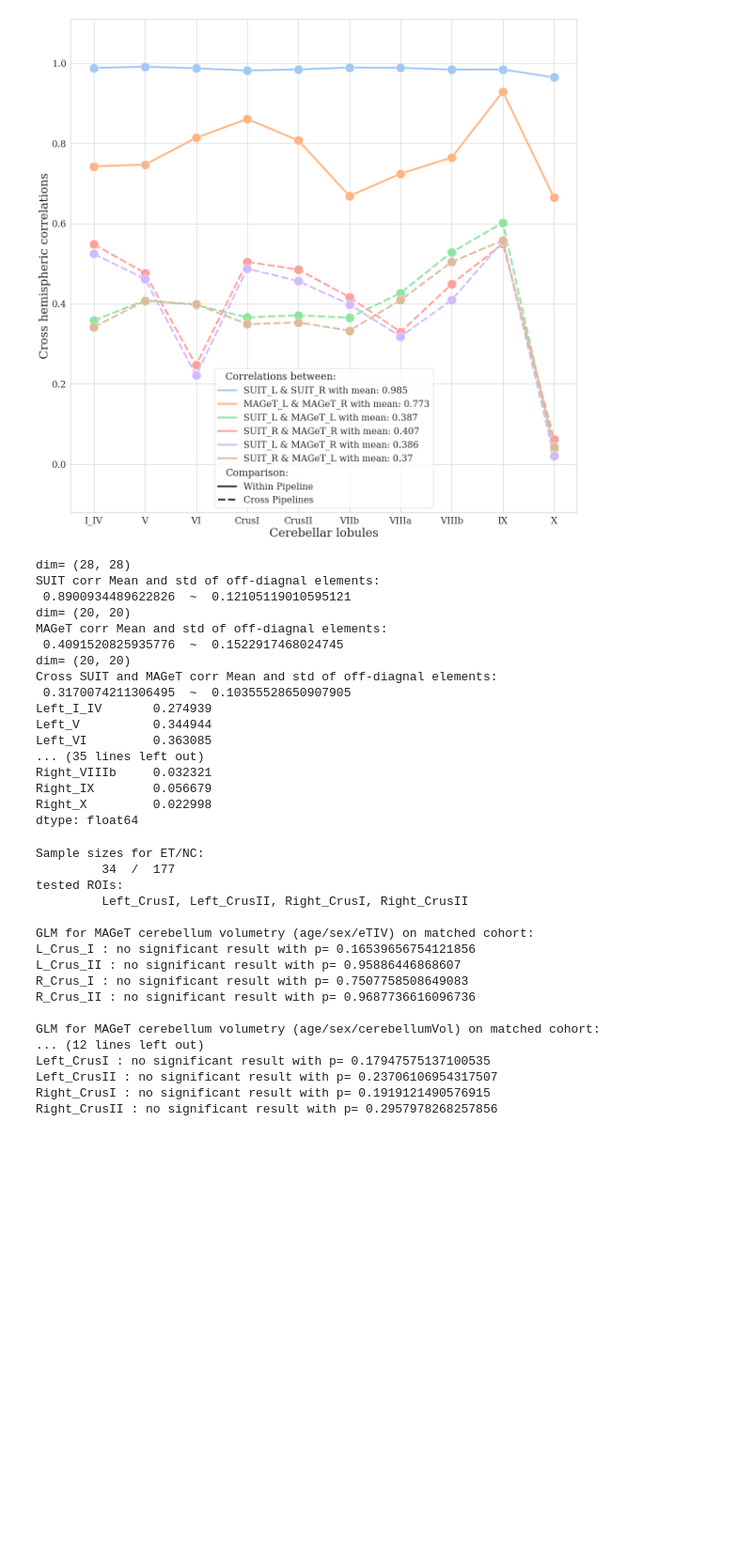
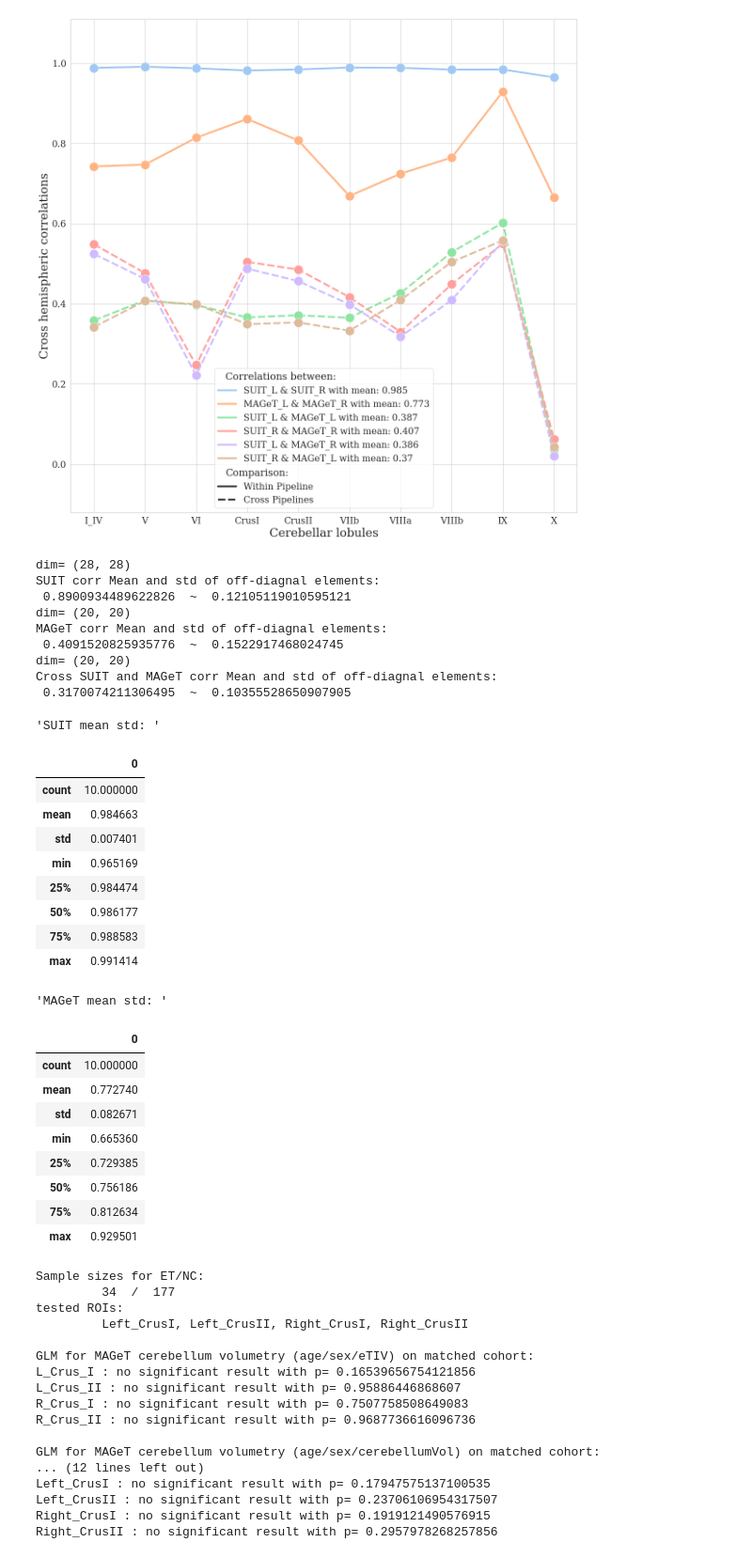
Before and after one commit to neurodatascience/ET_biomarker, a Jupyter notebook: stats/4_SUIT_MAGeT_comp.ipynb, the cells around one changed output. Shown at 94% size. Drawn from its saved outputs; the diff is of its cells as text; code cells hidden in the pictures; blank space fills up the shorter version.

```diff
--- a/stats/4_SUIT_MAGeT_comp.ipynb
+++ b/stats/4_SUIT_MAGeT_comp.ipynb
@@ -295,34 +294,48 @@ if save_fig: print('saving...'); f2.savefig("Fig2-SUIT-MAGeT_cross-corr_line.jpg
 # %%
 # calculate the summary statistics of the correlation matrics
 def corr_stats(df, title_str):
     low_triag=np.tril(df,-1)
     print('dim=',df.shape)
     low_triag_vec=low_triag[low_triag!=0]
     print(title_str, 'Mean and std of off-diagnal elements: \n', low_triag_vec.mean(),' ~ ', low_triag_vec.std())
 #suit_mean_all=suit_corr_df.mean().mean()
 corr_stats(suit_corr_df,  'SUIT corr')
 corr_stats(maget_corr_df,'MAGeT corr')
 corr_stats(sm_cross_corr_df_,'Cross SUIT and MAGeT corr')
-print(sm_cross_corr_df_.mean())
-print(sm_cross_corr_df_.std())
+#print(sm_cross_corr_df_.mean())
+#print(sm_cross_corr_df_.std())
+display( "SUIT mean std: ", pd.DataFrame(sl_sr_).describe())
+display("MAGeT mean std: ", pd.DataFrame(ml_mr_).describe())
 # %% [output]
 dim= (28, 28)
 SUIT corr Mean and std of off-diagnal elements:
  0.8900934489622826  ~  0.12105119010595121
 dim= (20, 20)
 MAGeT corr Mean and std of off-diagnal elements:
  0.4091520825935776  ~  0.1522917468024745
 dim= (20, 20)
 Cross SUIT and MAGeT corr Mean and std of off-diagnal elements:
  0.3170074211306495  ~  0.10355528650907905
-Left_I_IV       0.274939
-Left_V          0.344944
-Left_VI         0.363085
-... (35 lines left out)
-Right_VIIIb     0.032321
-Right_IX        0.056679
-Right_X         0.022998
-dtype: float64
+'SUIT mean std: '
+|  | 0 |
+| count | 10.000000 |
+| mean | 0.984663 |
+| std | 0.007401 |
+| min | 0.965169 |
+| 25% | 0.984474 |
+| 50% | 0.986177 |
+| 75% | 0.988583 |
+| max | 0.991414 |
+'MAGeT mean std: '
+|  | 0 |
+| count | 10.000000 |
+| mean | 0.772740 |
+| std | 0.082671 |
+| min | 0.665360 |
+| 25% | 0.729385 |
+| 50% | 0.756186 |
+| 75% | 0.812634 |
+| max | 0.929501 |
 # %%
 # MAGeT results for MNI cohort
 import statsmodels.api as sm
```
Also changed, not shown: parts of 3 cells of this notebook, 8 other files.
